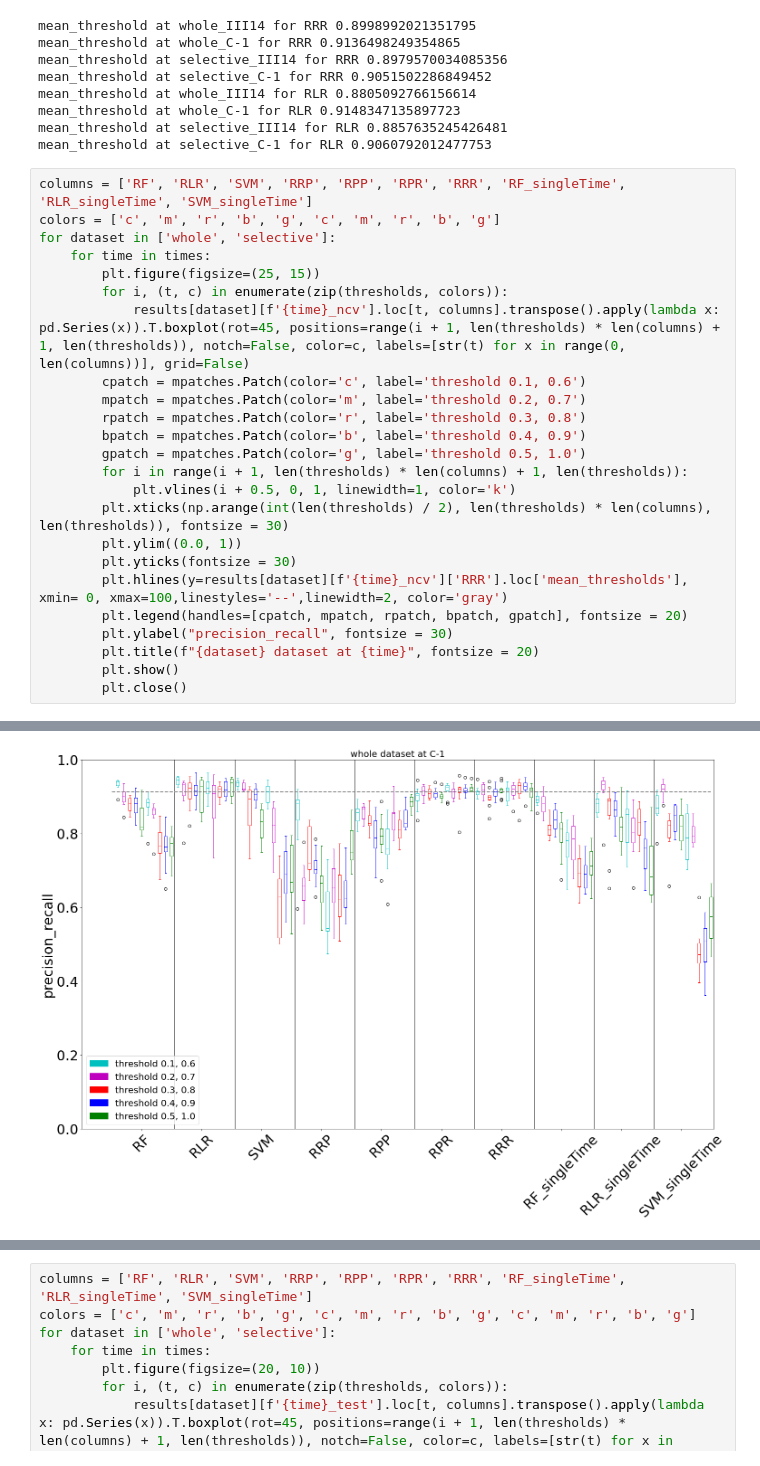
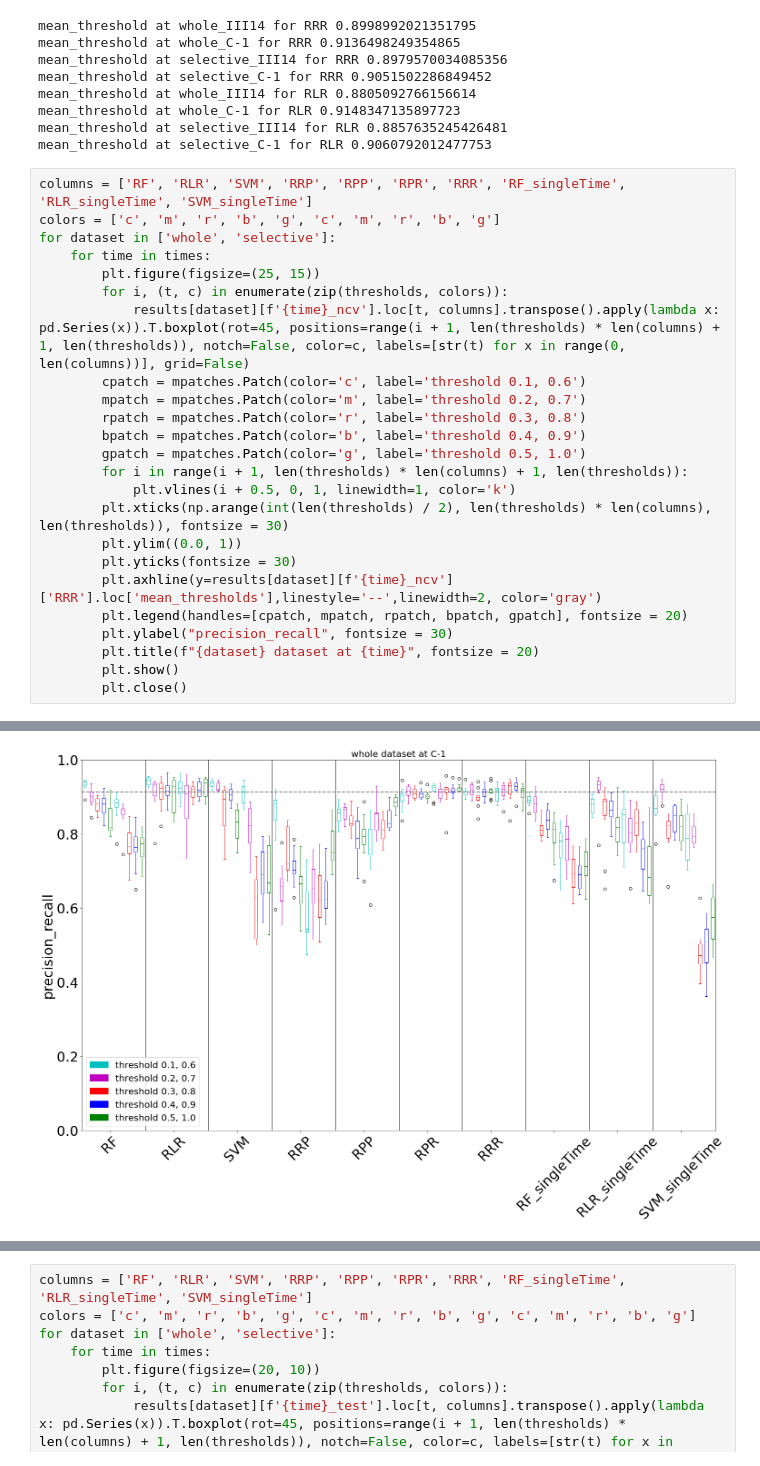
Before and after one commit to msmdev/MalariaVaccineEfficacyPrediction, a Jupyter notebook: bin/plotting/model_comparison_update.ipynb, the cells around one changed output, grey strips where cells are left out. Cells and saved outputs as stored; diff of their text form.

Commit message:
update comparison RPR and RRR, new plots

```diff
--- a/bin/plotting/model_comparison_update.ipynb
+++ b/bin/plotting/model_comparison_update.ipynb
@@ -728,7 +728,7 @@ for dataset in ['whole', 'selective']:
         plt.xticks(np.arange(int(len(thresholds) / 2), len(thresholds) * len(columns), len(thresholds)), fontsize = 30)
         plt.ylim((0.0, 1))
         plt.yticks(fontsize = 30)
-        plt.hlines(y=results[dataset][f'{time}_ncv']['RRR'].loc['mean_thresholds'], xmin= 0, xmax=100,linestyles='--',linewidth=2, color='gray')
+        plt.axhline(y=results[dataset][f'{time}_ncv']['RRR'].loc['mean_thresholds'],linestyle='--',linewidth=2, color='gray')
         plt.legend(handles=[cpatch, mpatch, rpatch, bpatch, gpatch], fontsize = 20)
         plt.ylabel("precision_recall", fontsize = 30)
         plt.title(f"{dataset} dataset at {time}", fontsize = 20)
@@ -739 +739 @@ for dataset in ['whole', 'selective']:
-[figure, old version]
+[figure, new version]
```
Also changed, not shown: parts of 1 cell of this notebook.
